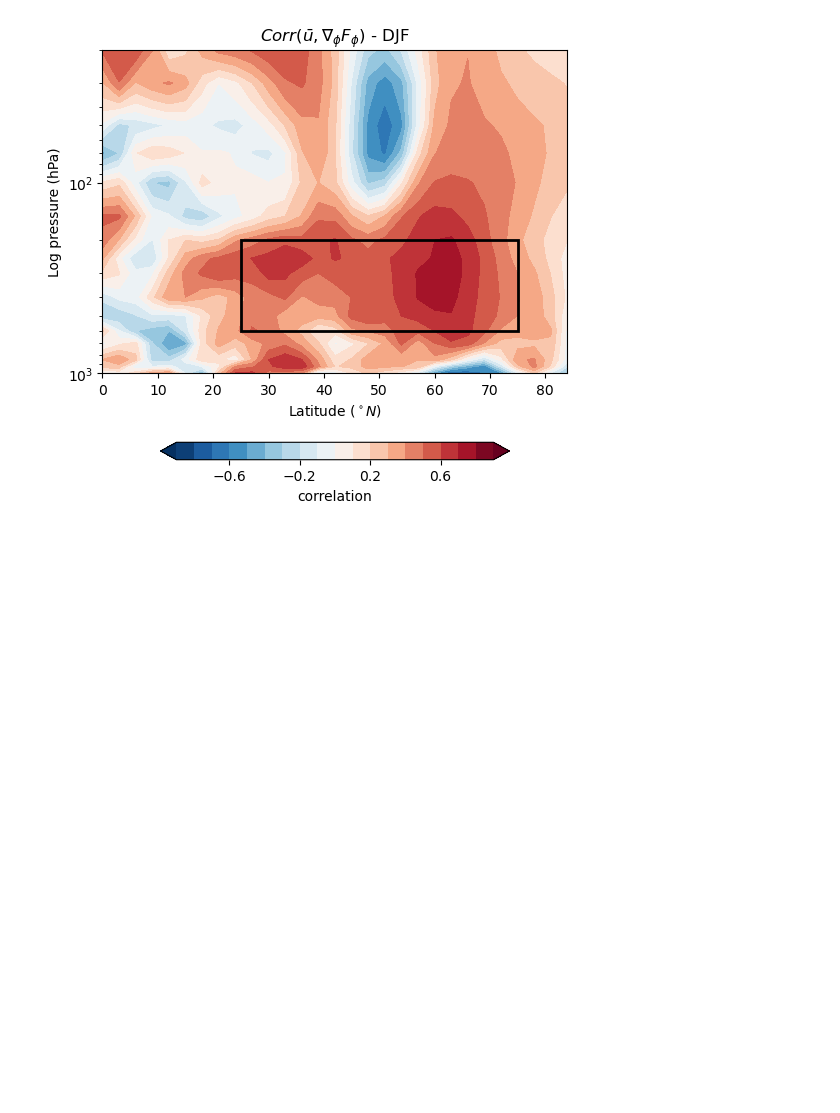
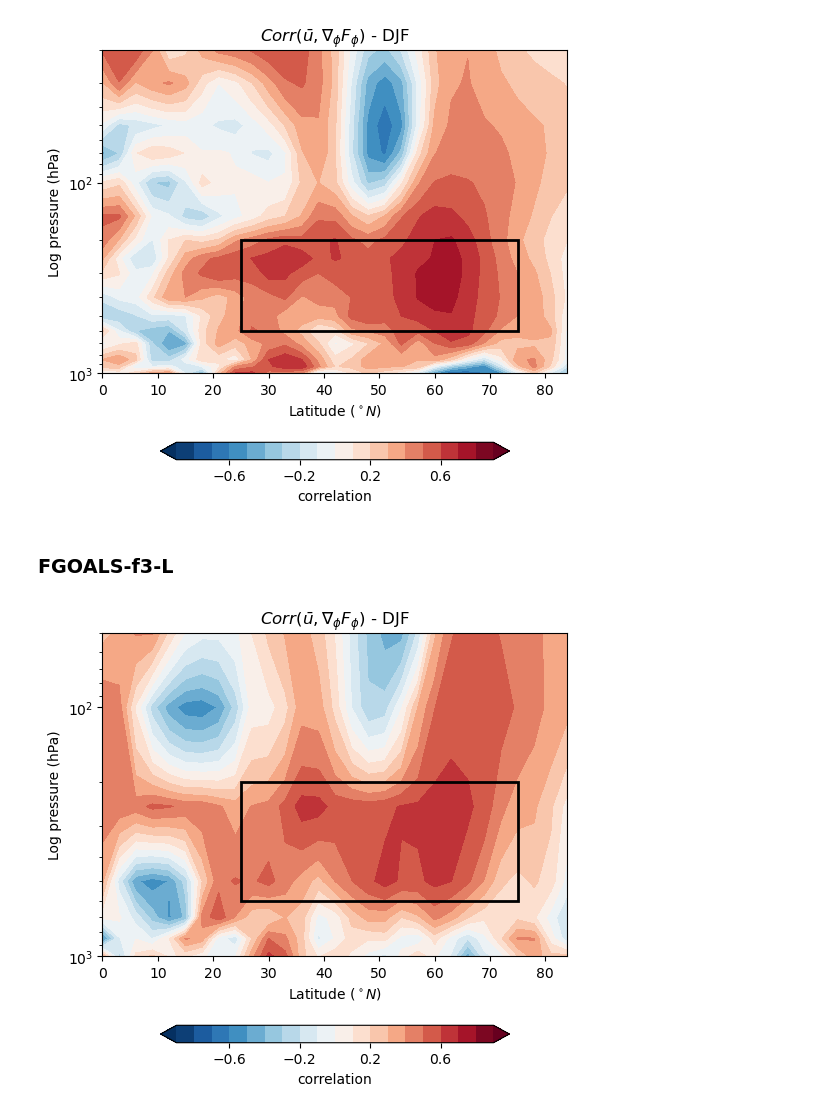
Before and after one commit to Caturrell/eddy_feedback, a Jupyter notebook: reproduce/smith_2022/pamip/pamip_fig6a.ipynb, the cells around one changed output. Drawn from its saved outputs; the diff is of its cells as text; code cells hidden in the pictures; blank space fills up the shorter version.

```diff
--- a/reproduce/smith_2022/pamip/pamip_fig6a.ipynb
+++ b/reproduce/smith_2022/pamip/pamip_fig6a.ipynb
@@ -16,3 +16,11 @@ ds = xr.open_mfdataset('/gws/nopw/j04/arctic_connect/cturrell/PAMIP_data/regridd
 plot.plot_pamip_correlation(ds, take_seasonal=False, cut_poles=84)
 # %% [output]
 [figure]
+# %% [markdown]
+### FGOALS-f3-L
+# %%
+ds = xr.open_mfdataset('/gws/nopw/j04/arctic_connect/cturrell/PAMIP_data/regridded/FGOALS-f3-L_3x3_ef.nc')
+
+plot.plot_pamip_correlation(ds, take_seasonal=False, cut_poles=84)
+# %% [output]
+[figure, added]
```
Also changed, not shown: 5 other files.
